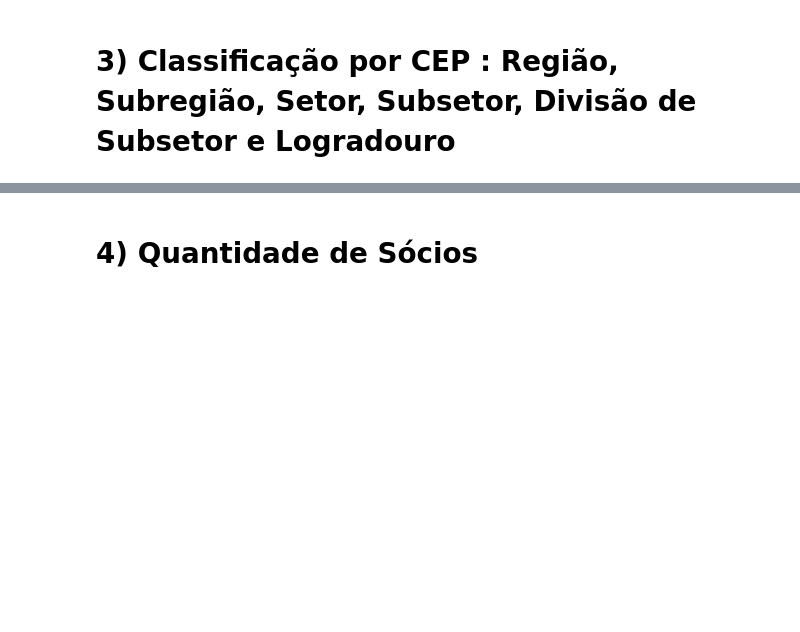
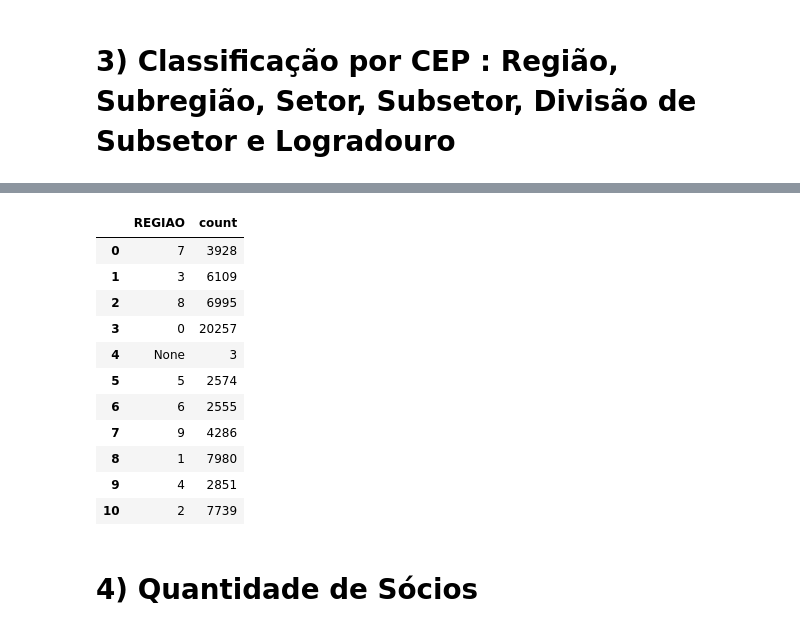
Before and after one commit to claudioalvesmonteiro/machinelearning-CNPJ, a Jupyter notebook: codes/Codigo_alternativo.ipynb, the cells around one changed output, grey strips where cells are left out. Saved outputs shown, nothing was run; the diff lists cells and outputs as text; code cells hidden in the pictures; blank space fills up the shorter version.

```diff
--- a/codes/Codigo_alternativo.ipynb
+++ b/codes/Codigo_alternativo.ipynb
@@ -295,5 +274,20 @@ df_final.show()
 +--------------+-------------------+--------+-------+---------+-------------+------+---------+-----+--------+------------+----------+
 only showing top 20 rows
+# %%
+df_final.groupBy('REGIAO').count().toPandas()
+# %% [output]
+|  | REGIAO | count |
+| 0 | 7 | 3928 |
+| 1 | 3 | 6109 |
+| 2 | 8 | 6995 |
+| 3 | 0 | 20257 |
+| 4 | None | 3 |
+| 5 | 5 | 2574 |
+| 6 | 6 | 2555 |
+| 7 | 9 | 4286 |
+| 8 | 1 | 7980 |
+| 9 | 4 | 2851 |
+| 10 | 2 | 7739 |
 # %% [markdown]
 <h1>4) Quantidade de Sócios</h1>
 # %%
```
Also changed, not shown: parts of 32 cells of this notebook.
